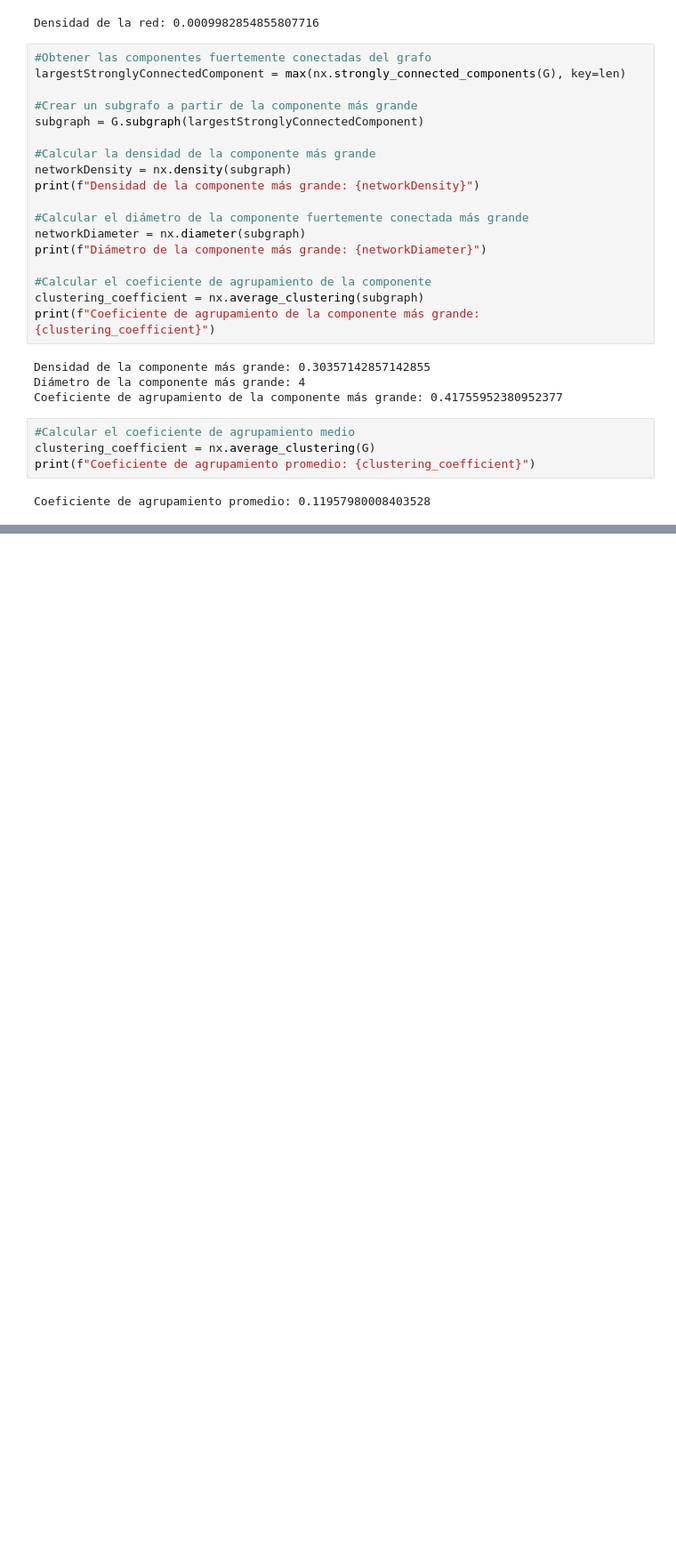
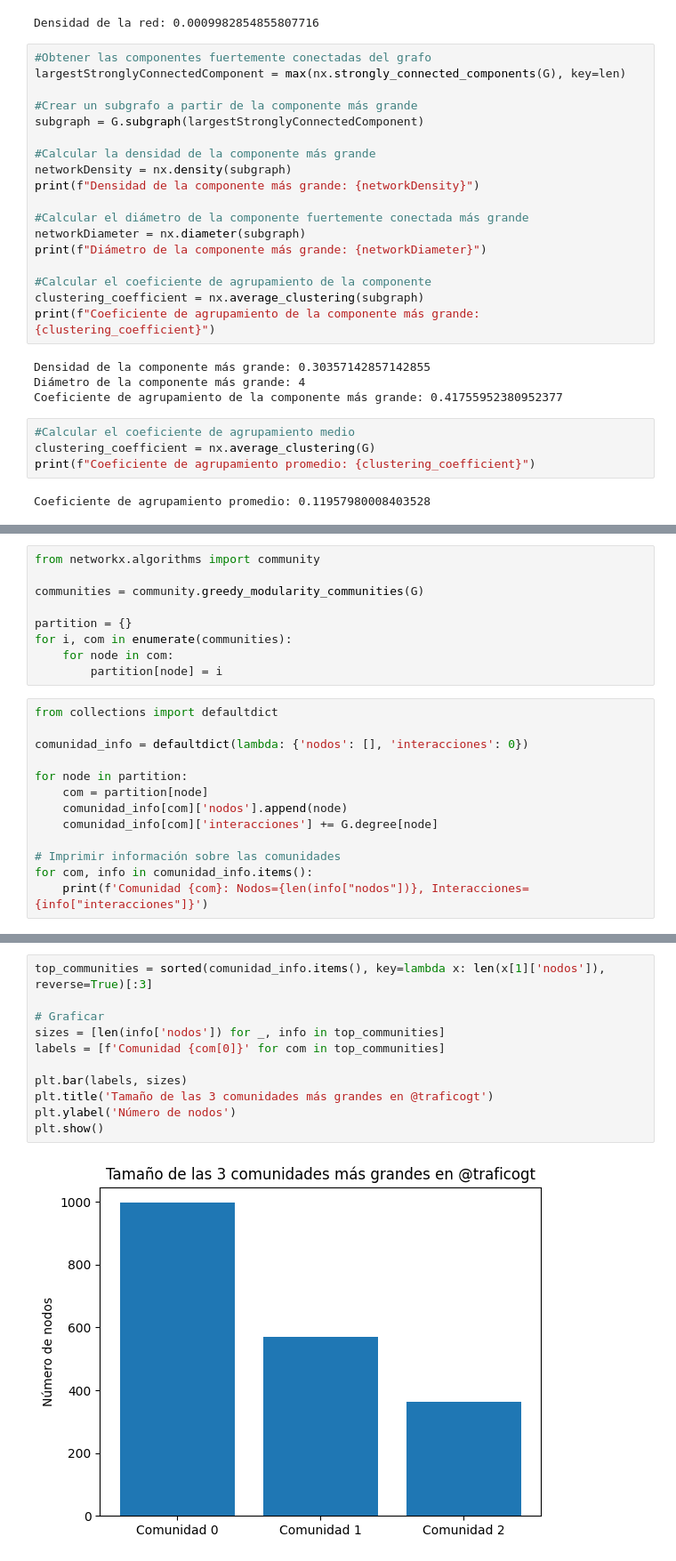
Before and after one commit to FerEsq/DL-Lab-07, a Jupyter notebook: lab7.ipynb, the cells around one changed output, grey strips where cells are left out. Shown at 89% size. Saved outputs shown, nothing was run; the diff lists cells and outputs as text; blank space fills up the shorter version.

```diff
--- a/lab7.ipynb
+++ b/lab7.ipynb
@@ -383,0 +416,22 @@ Coeficiente de agrupamiento promedio: 0.11957980008403528
+# %%
+from networkx.algorithms import community
+
+communities = community.greedy_modularity_communities(G)
+
+partition = {}
+for i, com in enumerate(communities):
+    for node in com:
+        partition[node] = i
+# %%
+from collections import defaultdict
+
+comunidad_info = defaultdict(lambda: {'nodos': [], 'interacciones': 0})
+
+for node in partition:
+    com = partition[node]
+    comunidad_info[com]['nodos'].append(node)
+    comunidad_info[com]['interacciones'] += G.degree[node]
+
+# Imprimir información sobre las comunidades
+for com, info in comunidad_info.items():
+    print(f'Comunidad {com}: Nodos={len(info["nodos"])}, Interacciones={info["interacciones"]}')
@@ -383,0 +456,13 @@ Coeficiente de agrupamiento promedio: 0.11957980008403528
+# %%
+top_communities = sorted(comunidad_info.items(), key=lambda x: len(x[1]['nodos']), reverse=True)[:3]
+
+# Graficar
+sizes = [len(info['nodos']) for _, info in top_communities]
+labels = [f'Comunidad {com[0]}' for com in top_communities]
+
+plt.bar(labels, sizes)
+plt.title('Tamaño de las 3 comunidades más grandes en @traficogt')
+plt.ylabel('Número de nodos')
+plt.show()
+# %% [output]
+[figure, added]
```
Also changed, not shown: parts of 31 cells of this notebook, 1 other file.
